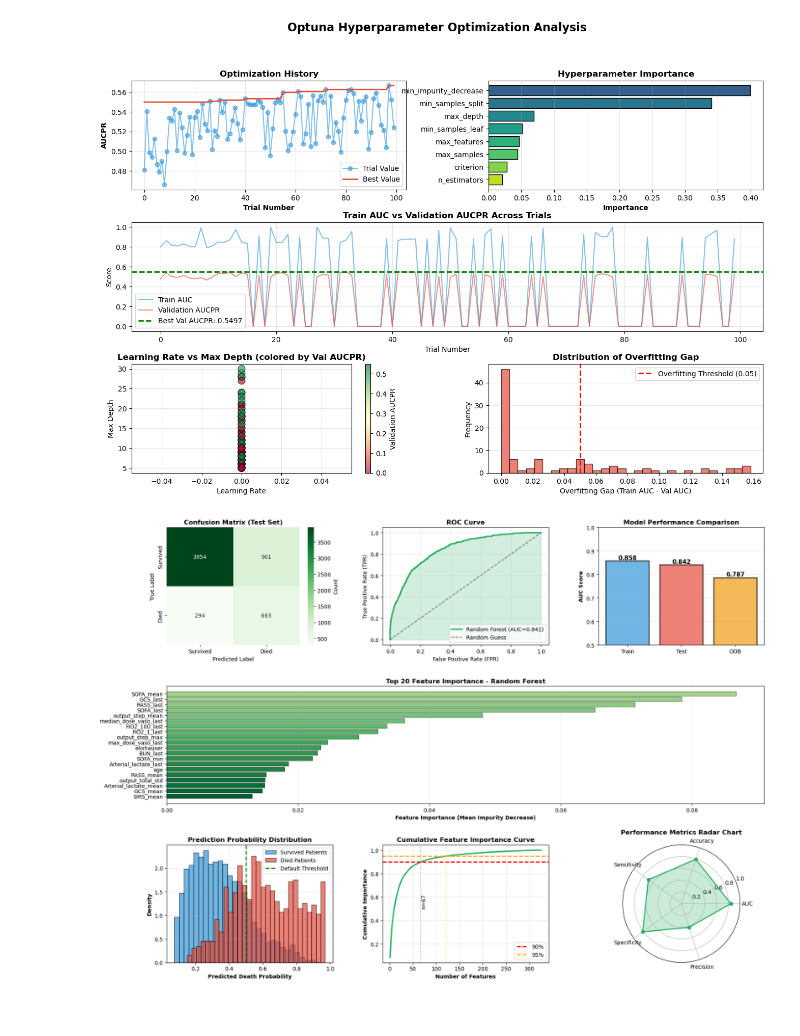
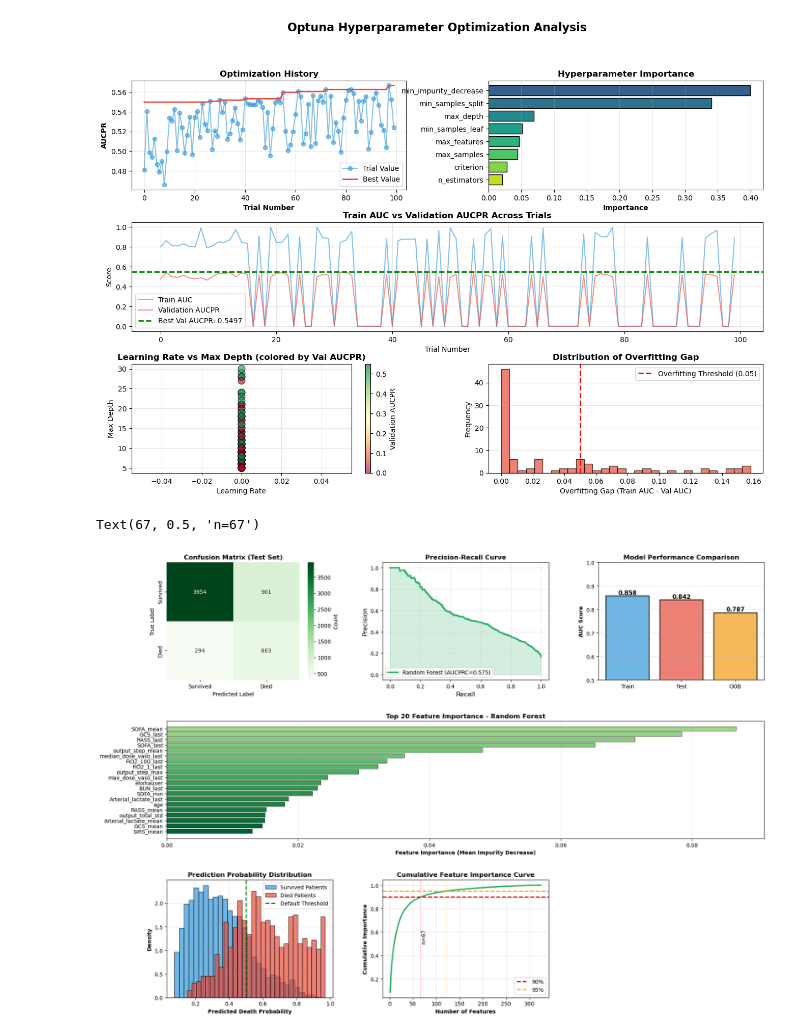
Before and after one commit to WeixinWilliamWang/CS526_Group_1, a Jupyter notebook: mortality_predict/models/random_forest_mortality_analysis.ipynb, the cells around one changed output. Cells and saved outputs as stored; diff of their text form; code cells hidden in the pictures.

```diff
--- a/morality_predict/models/random_forest_mortality_analysis.ipynb
+++ b/mortality_predict/models/random_forest_mortality_analysis.ipynb
@@ -484,17 +484,18 @@ ax1.set_title('Confusion Matrix (Test Set)', fontsize=12, fontweight='bold')
 ax1.set_xlabel('Predicted Label')
 ax1.set_ylabel('True Label')
 
-# 2. ROC Curve
+# 2. Precision-Recall Curve
 ax2 = fig.add_subplot(gs[0, 1])
-fpr, tpr, thresholds = roc_curve(y_test, y_test_proba)
-ax2.plot(fpr, tpr, label=f'Random Forest (AUC={test_auc:.3f})',
+precision, recall, thresholds = precision_recall_curve(y_test, y_test_proba)
+aucprc = average_precision_score(y_test, y_test_proba)
+
+ax2.plot(recall, precision, label=f'Random Forest (AUCPRC={aucprc:.3f})',
          linewidth=2.5, color='#27ae60')
-ax2.plot([0, 1], [0, 1], 'k--', label='Random Guess', alpha=0.5)
-ax2.fill_between(fpr, tpr, alpha=0.2, color='#27ae60')
-ax2.set_xlabel('False Positive Rate (FPR)')
-ax2.set_ylabel('True Positive Rate (TPR)')
-ax2.set_title('ROC Curve', fontsize=12, fontweight='bold')
-ax2.legend(loc='lower right')
+ax2.fill_between(recall, precision, alpha=0.2, color='#27ae60')
+ax2.set_xlabel('Recall', fontsize=12)
+ax2.set_ylabel('Precision', fontsize=12)
+ax2.set_title('Precision-Recall Curve', fontsize=12, fontweight='bold')
+ax2.legend(loc='lower left', fontsize=10)
 ax2.grid(True, alpha=0.3)
 
 # 3. Train vs Test vs OOB Comparison
@@ -529,46 +530,32 @@ ax4.grid(True, axis='x', alpha=0.3)
 
 # 5. Prediction Probability Distribution
 ax5 = fig.add_subplot(gs[2, 0])
 ax5.hist(y_test_proba[y_test==0], bins=30, alpha=0.7,
          label='Survived Patients', density=True, color='#3498db', edgecolor='black')
 ax5.hist(y_test_proba[y_test==1], bins=30, alpha=0.7,
          label='Died Patients', density=True, color='#e74c3c', edgecolor='black')
 ax5.axvline(x=0.5, color='green', linestyle='--', linewidth=2, label='Default Threshold')
 ax5.set_xlabel('Predicted Death Probability', fontweight='bold')
 ax5.set_ylabel('Density', fontweight='bold')
 ax5.set_title('Prediction Probability Distribution', fontsize=12, fontweight='bold')
 ax5.legend()
 ax5.grid(True, alpha=0.3)
 
 # 6. Cumulative Feature Importance
 ax6 = fig.add_subplot(gs[2, 1])
 ax6.plot(range(1, len(importance_df)+1),
          importance_df['cumulative_importance'].values,
          linewidth=2.5, color='#27ae60')
 ax6.axhline(y=0.90, color='red', linestyle='--', linewidth=2, label='90%')
 ax6.axhline(y=0.95, color='orange', linestyle='--', linewidth=2, label='95%')
 ax6.axvline(x=n_features_90, color='red', linestyle=':', alpha=0.5)
 ax6.axvline(x=n_features_95, color='orange', linestyle=':', alpha=0.5)
 ax6.set_xlabel('Number of Features', fontweight='bold')
 ax6.set_ylabel('Cumulative Importance', fontweight='bold')
 ax6.set_title('Cumulative Feature Importance Curve', fontsize=12, fontweight='bold')
 ax6.legend()
 ax6.grid(True, alpha=0.3)
 ax6.text(n_features_90, 0.5, f'n={n_features_90}', rotation=90, va='bottom')
-
-# 7. Performance Metrics Radar Chart
-ax7 = fig.add_subplot(gs[2, 2], projection='polar')
-categories = ['AUC', 'Accuracy', 'Sensitivity', 'Specificity', 'Precision']
-values = [test_auc, test_acc, sensitivity, specificity, precision]
-angles = np.linspace(0, 2 * np.pi, len(categories), endpoint=False).tolist()
-values += values[:1]
-angles += angles[:1]
-ax7.plot(angles, values, 'o-', linewidth=2, color='#27ae60')
-ax7.fill(angles, values, alpha=0.25, color='#27ae60')
-ax7.set_xticks(angles[:-1])
-ax7.set_xticklabels(categories)
-ax7.set_ylim(0, 1)
-ax7.set_title('Performance Metrics Radar Chart', fontsize=12, fontweight='bold', pad=20)
-ax7.grid(True)
 # %% [output]
+Text(67, 0.5, 'n=67')
-[figure, old version]
+[figure, new version]
```
Also changed, not shown: 7 other files.
